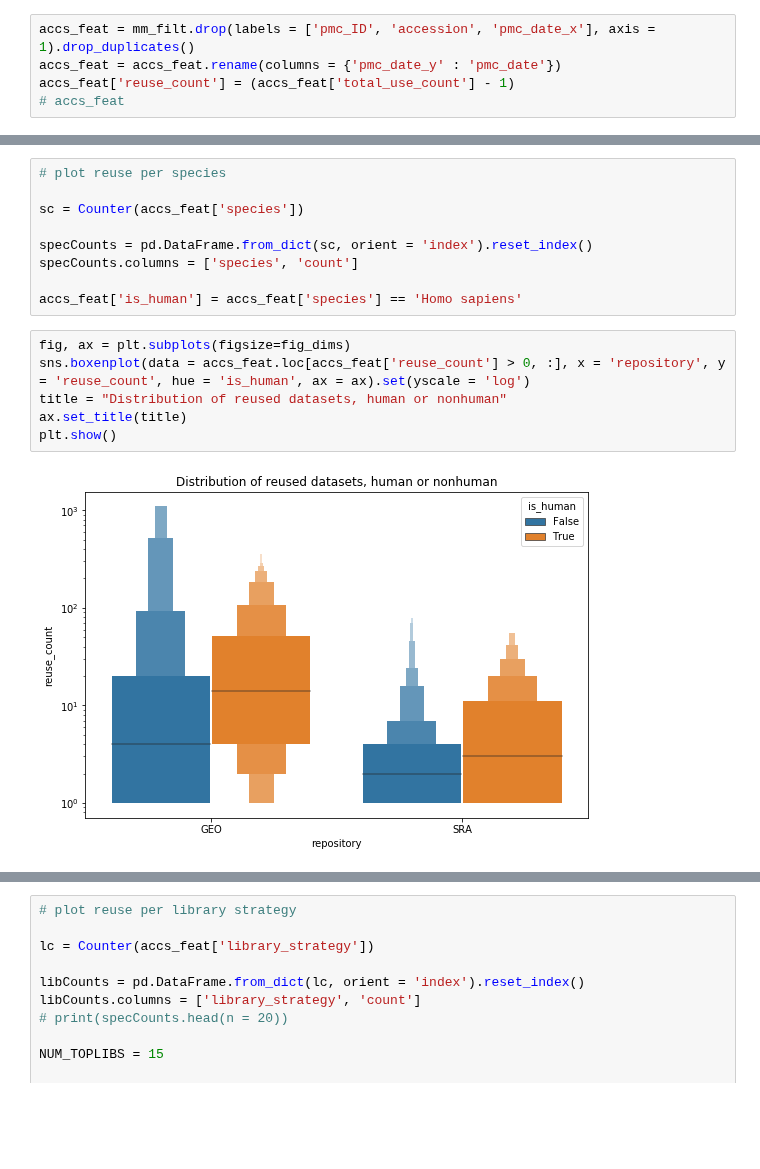
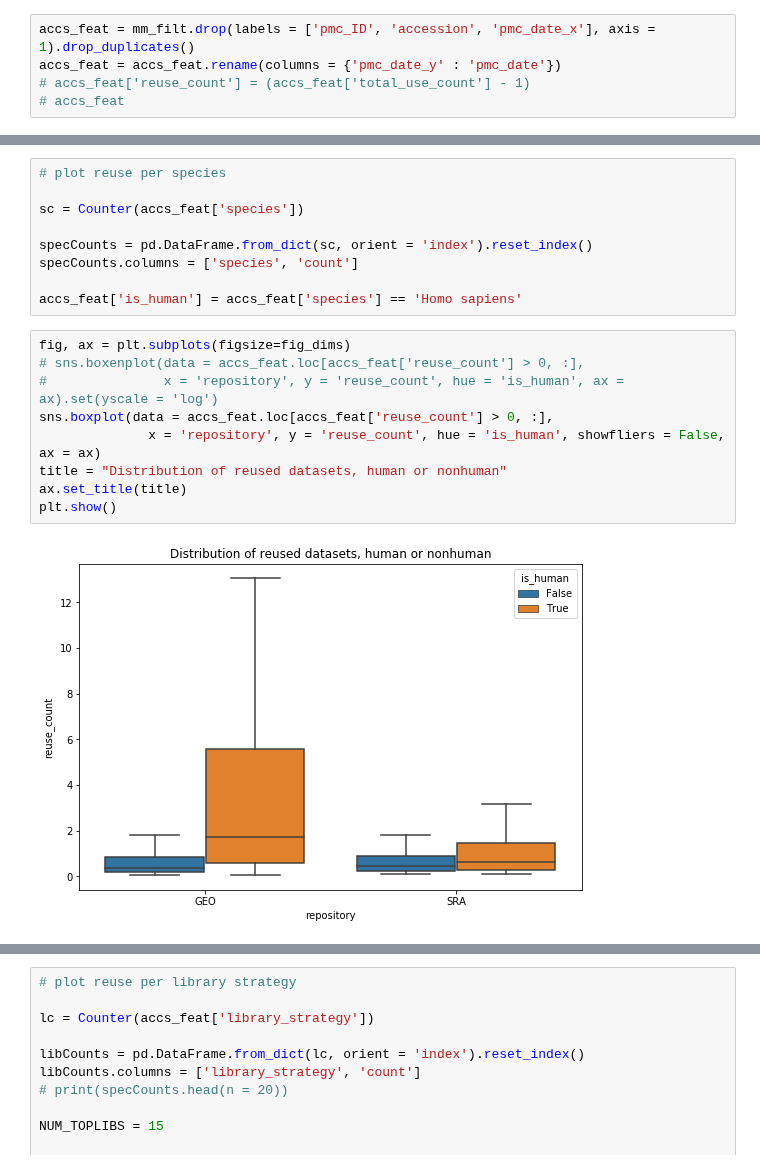
Before and after one commit to smangul1/data_reusability, a Jupyter notebook: jupyter_notebooks/visualize_data.ipynb, the cells around one changed output, grey strips where cells are left out. Drawn from its saved outputs; the diff is of its cells as text; blank space fills up the shorter version.

```diff
--- a/jupyter_notebooks/visualize_data.ipynb
+++ b/jupyter_notebooks/visualize_data.ipynb
@@ -313,7 +324,7 @@ mm_filt = pd.merge(paps, mm, how = 'left', on = ['pmc_ID', 'repository', 'reuse_
 # %%
 accs_feat = mm_filt.drop(labels = ['pmc_ID', 'accession', 'pmc_date_x'], axis = 1).drop_duplicates()
 accs_feat = accs_feat.rename(columns = {'pmc_date_y' : 'pmc_date'})
-accs_feat['reuse_count'] = (accs_feat['total_use_count'] - 1)
+# accs_feat['reuse_count'] = (accs_feat['total_use_count'] - 1)
 # accs_feat
 # %%
 def inList(pot_vec, ref_vec):
@@ -338,12 +349,15 @@ specCounts.columns = ['species', 'count']
 accs_feat['is_human'] = accs_feat['species'] == 'Homo sapiens'
 # %%
 fig, ax = plt.subplots(figsize=fig_dims)
-sns.boxenplot(data = accs_feat.loc[accs_feat['reuse_count'] > 0, :], x = 'repository', y = 'reuse_count', hue = 'is_human', ax = ax).set(yscale = 'log')
+# sns.boxenplot(data = accs_feat.loc[accs_feat['reuse_count'] > 0, :],
+#               x = 'repository', y = 'reuse_count', hue = 'is_human', ax = ax).set(yscale = 'log')
+sns.boxplot(data = accs_feat.loc[accs_feat['reuse_count'] > 0, :],
+              x = 'repository', y = 'reuse_count', hue = 'is_human', showfliers = False, ax = ax)
 title = "Distribution of reused datasets, human or nonhuman"
 ax.set_title(title)
 plt.show()
 # %% [output]
-[figure, old version]
+[figure, new version]
 # %%
 # plot reuse distribution for top 10 species
 
```
Also changed, not shown: parts of 19 cells of this notebook, 4 other files.
